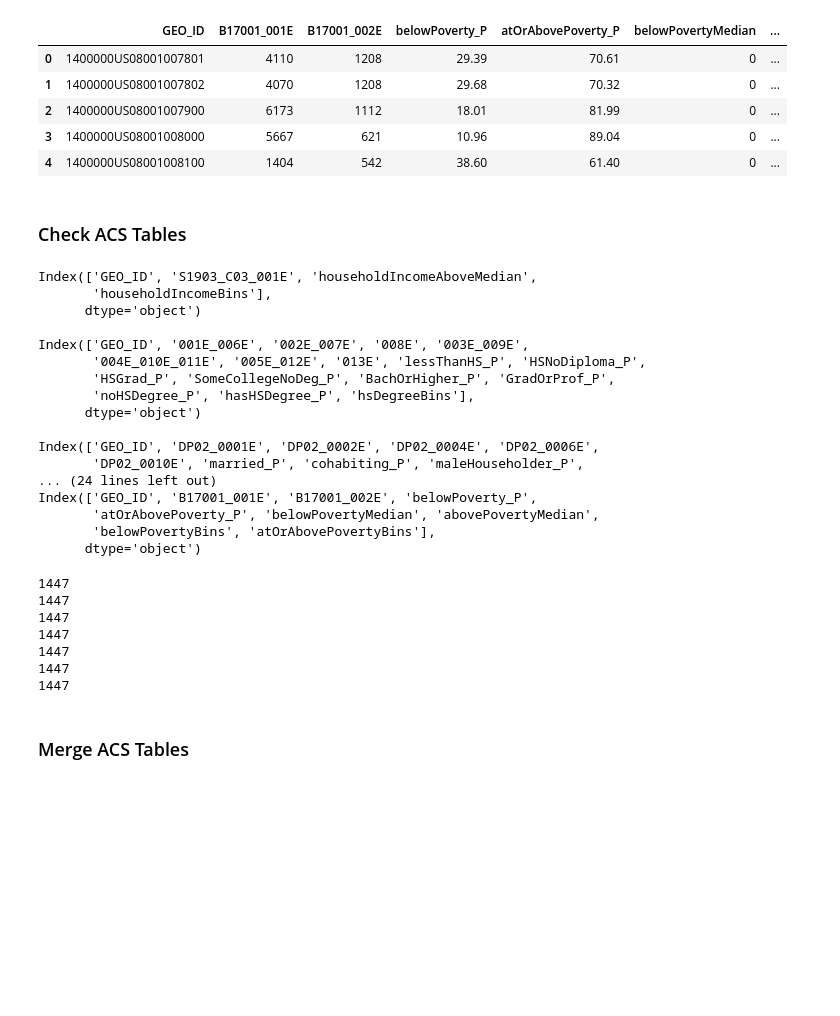
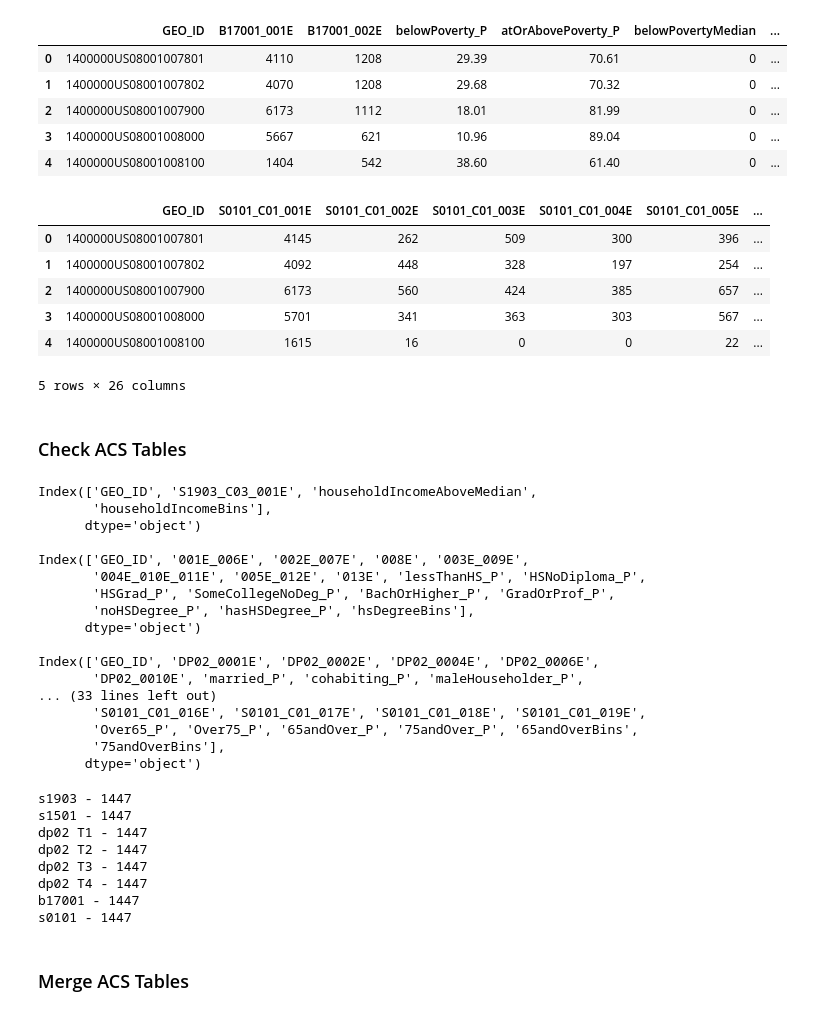
Before and after one commit to erinbest017/COMP4447Hospice, a Jupyter notebook: Code/main.ipynb, the cells around one changed output. Saved outputs shown, nothing was run; the diff lists cells and outputs as text; code cells hidden in the pictures; blank space fills up the shorter version.

```diff
--- a/Code/main.ipynb
+++ b/Code/main.ipynb
@@ -315,24 +292,43 @@ Median Number of People Below Poverty: 285.0
 # %%
 ##### Age
 # S0101_C01_001E - Total population
 # S0101_C01_002E - Under 5 years
 # S0101_C01_003E - 5 to 9 years
 # S0101_C01_004E - 10 to 14 years
 # S0101_C01_005E - 15 to 19 years
 # S0101_C01_006E - 20 to 24 years
 # S0101_C01_007E - 25 to 29 years
 # S0101_C01_008E - 30 to 34 years
 # S0101_C01_009E - 35 to 39 years
 # S0101_C01_010E - 40 to 44 years
 # S0101_C01_011E - 45 to 49 years
 # S0101_C01_012E - 50 to 54 years
 # S0101_C01_013E - 55 to 59 years
 # S0101_C01_014E - 60 to 64 years
 # S0101_C01_015E - 65 to 69 years
 # S0101_C01_016E - 70 to 74 years
 # S0101_C01_017E - 75 to 79 years
 # S0101_C01_018E - 80 to 84 years
 # S0101_C01_019E - 85 years and over
+
+# #Percents
+s0101_table['65andOver_P'] = round((( (s0101_table['S0101_C01_015E'] + s0101_table['S0101_C01_016E'] + s0101_table['S0101_C01_017E'] + s0101_table['S0101_C01_018E'] + s0101_table['S0101_C01_019E']) /
+                                  s0101_table['S0101_C01_001E'] ) * 100), 2)
+s0101_table['75andOver_P'] = round((( (s0101_table['S0101_C01_017E'] + s0101_table['S0101_C01_018E'] + s0101_table['S0101_C01_019E']) / s0101_table['S0101_C01_001E'] ) * 100), 2)
+
+# #Bins
+s0101_table['65andOverBins'] = pd.qcut(s0101_table['65andOver_P'], q=5, labels = ['Very Low', 'Low', 'Medium', 'High', 'Very High']) #Based on the distribution within 65 and Over Age % set (column)
+s0101_table['75andOverBins'] = pd.qcut(s0101_table['75andOver_P'], q=5, labels = ['Very Low', 'Low', 'Medium', 'High', 'Very High']) #Based on the distribution within 75 and Over Age % set (column)
+
+s0101_table.head()
+# %% [output]
+|  | GEO_ID | S0101_C01_001E | S0101_C01_002E | S0101_C01_003E | S0101_C01_004E | S0101_C01_005E | ... |
+| 0 | 1400000US08001007801 | 4145 | 262 | 509 | 300 | 396 | ... |
+| 1 | 1400000US08001007802 | 4092 | 448 | 328 | 197 | 254 | ... |
+| 2 | 1400000US08001007900 | 6173 | 560 | 424 | 385 | 657 | ... |
+| 3 | 1400000US08001008000 | 5701 | 341 | 363 | 303 | 567 | ... |
+| 4 | 1400000US08001008100 | 1615 | 16 | 0 | 0 | 22 | ... |
+5 rows × 26 columns
 # %% [markdown]
 ### Check ACS Tables
 # %%
@@ -344,6 +340,7 @@ print(f'{dp02_table2.columns}\n')
 print(f'{dp02_table3.columns}\n')
 print(f'{dp02_table4.columns}\n')
 print(f'{b17001_table.columns}\n')
+print(f'{s0101_table.columns}\n')
 # %% [output]
 Index(['GEO_ID', 'S1903_C03_001E', 'householdIncomeAboveMedian',
        'householdIncomeBins'],
@@ -357,28 +354,30 @@ Index(['GEO_ID', '001E_006E', '002E_007E', '008E', '003E_009E',
 
 Index(['GEO_ID', 'DP02_0001E', 'DP02_0002E', 'DP02_0004E', 'DP02_0006E',
        'DP02_0010E', 'married_P', 'cohabiting_P', 'maleHouseholder_P',
-... (24 lines left out)
-Index(['GEO_ID', 'B17001_001E', 'B17001_002E', 'belowPoverty_P',
-       'atOrAbovePoverty_P', 'belowPovertyMedian', 'abovePovertyMedian',
-       'belowPovertyBins', 'atOrAbovePovertyBins'],
+... (33 lines left out)
+       'S0101_C01_016E', 'S0101_C01_017E', 'S0101_C01_018E', 'S0101_C01_019E',
+       'Over65_P', 'Over75_P', '65andOver_P', '75andOver_P', '65andOverBins',
+       '75andOverBins'],
       dtype='object')
 # %%
 ## Check Length
-print(f'{len(s1903_table)}')
-print(f'{len(s1501_table)}')
-print(f'{len(dp02_table)}')
-print(f'{len(dp02_table2)}')
-print(f'{len(dp02_table3)}')
-print(f'{len(dp02_table4)}')
-print(f'{len(b17001_table)}')
+print(f's1903 - {len(s1903_table)}')
+print(f's1501 - {len(s1501_table)}')
+print(f'dp02 T1 - {len(dp02_table)}')
+print(f'dp02 T2 - {len(dp02_table2)}')
+print(f'dp02 T3 - {len(dp02_table3)}')
+print(f'dp02 T4 - {len(dp02_table4)}')
+print(f'b17001 - {len(b17001_table)}')
+print(f's0101 - {len(s0101_table)}')
 # %% [output]
-1447
-1447
-1447
-1447
-1447
-1447
-1447
+s1903 - 1447
+s1501 - 1447
+dp02 T1 - 1447
+dp02 T2 - 1447
+dp02 T3 - 1447
+dp02 T4 - 1447
+b17001 - 1447
+s0101 - 1447
 # %%
 # Table Subsets - Bins
 s1903_subset = s1903_table[['GEO_ID', 'householdIncomeBins']]
```
Also changed, not shown: parts of 13 cells of this notebook.
